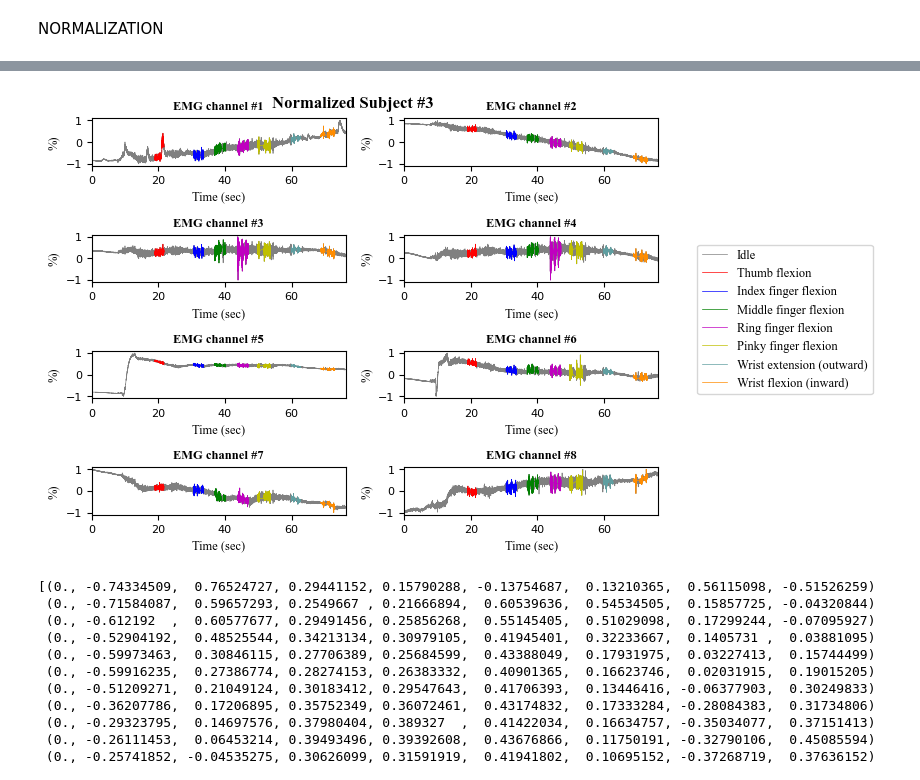
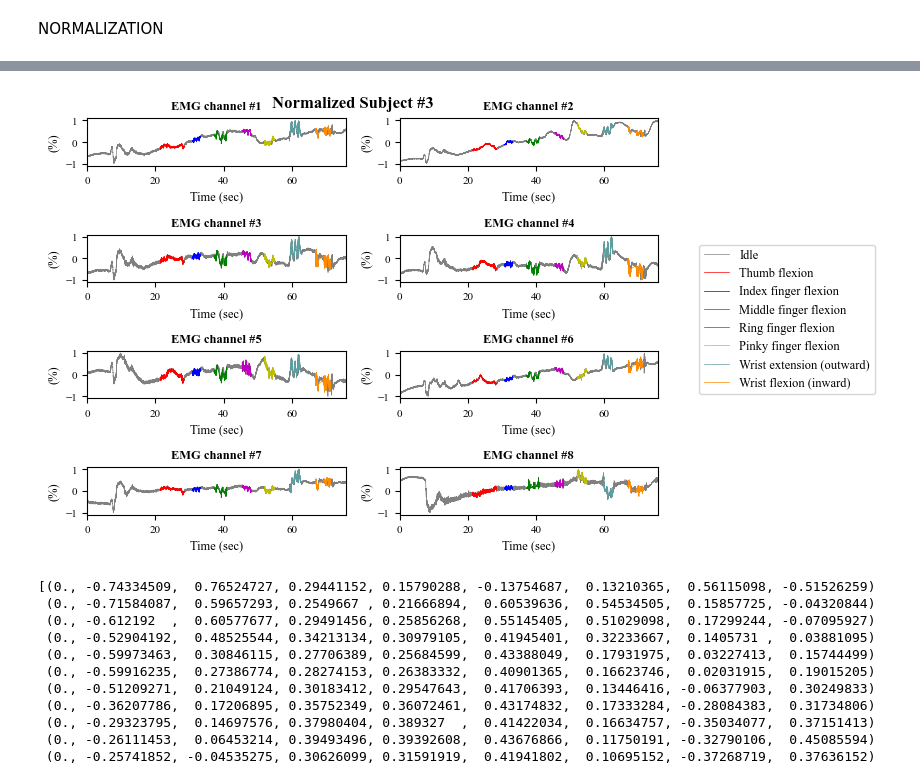
Before and after one commit to sofiahernandezp/code, a Jupyter notebook: mindrove_test/plot_emg.ipynb, the cells around one changed output, grey strips where cells are left out. Drawn from its saved outputs; the diff is of its cells as text; code cells hidden in the pictures.

```diff
--- a/mindrove_test/plot_emg.ipynb
+++ b/mindrove_test/plot_emg.ipynb
@@ -557,7 +557,7 @@ from sklearn.preprocessing import MinMaxScaler
 from sklearn import preprocessing
 import numpy as np
 
-id = 5
+id = 3
 dataval= dataframes[id]
 emgval = np.abs(dataval.iloc[:,2:10] * 0.045)
 
@@ -603,7 +670,7 @@ import numpy as np
 import pandas as pd
 
 
-id = 5
+id = 3
 dataval= dataframes[id]
 emgval = np.abs(dataval.iloc[:,2:10] * 0.045)
 emg_id = 1
@@ -643,35 +710,35 @@ for i, ax in enumerate(axs1.flat):
          elif taskcolumn[p] == 6:
             store6.append(p)
          elif taskcolumn[p] == 7:
             store7.append(p)
          elif taskcolumn[p] == 0:
             store0.append(p)
 
     ax.plot(time, norm.iloc[:,i],'gray',linewidth=0.5, label = "Idle")
     ax.plot(time[store1],norm.iloc[store1,i],'r',linewidth=0.5, label = "Thumb flexion")
     ax.plot(time[store2],norm.iloc[store2,i],'b',linewidth=0.5, label = "Index finger flexion" )
     ax.plot(time[store3],norm.iloc[store3,i],'g',linewidth=0.5, label = "Middle finger flexion")
     ax.plot(time[store4],norm.iloc[store4,i],'m',linewidth=0.5, label = "Ring finger flexion")
     ax.plot(time[store5],norm.iloc[store5,i],'y',linewidth=0.5, label = "Pinky finger flexion")
     ax.plot(time[store6],norm.iloc[store6,i],'cadetblue',linewidth=0.5, label = "Wrist extension (outward)")
     ax.plot(time[store7],norm.iloc[store7,i],'darkorange',linewidth=0.5, label = "Wrist flexion (inward)")
     #ax.plot(time,emgval.iloc[:,i])
     ax.set_title(titles[i],fontname="Times New Roman", fontweight="bold",fontsize=9)
     ax.set_xlabel('Time (sec)',fontname="Times New Roman",fontsize=9)
-    ax.set_ylabel('%)',fontname="Times New Roman",fontsize=9)
+    ax.set_ylabel('(%)',fontname="Times New Roman",fontsize=9)
     ax.tick_params(axis='both', labelsize=8)
     ax.set_xlim([0, time[end]])
 
 
 plt.tight_layout()
 
 L = ax.legend(loc='center', bbox_to_anchor=(1.5, 4.1),fontsize = 9)
 plt.setp(L.texts, family='Times New Roman')
 plt.suptitle('Normalized Subject #3', fontname="Times New Roman", fontweight="bold",fontsize=12)
 
 plt.show()
 # %% [output]
-[figure, old version]
+[figure, new version]
 # %%
 #ABSOLUTE MEAN VALUE OF NORMALIZED DATA OF SUBJECT 3
 #Stored in normalized_data for array and norm as data frame
```
Also changed, not shown: parts of 10 cells of this notebook.
